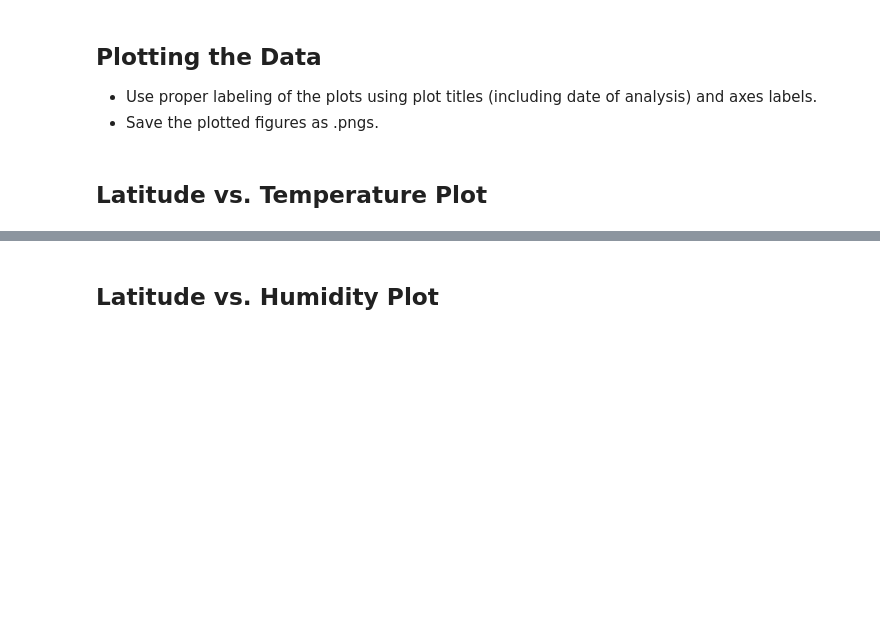
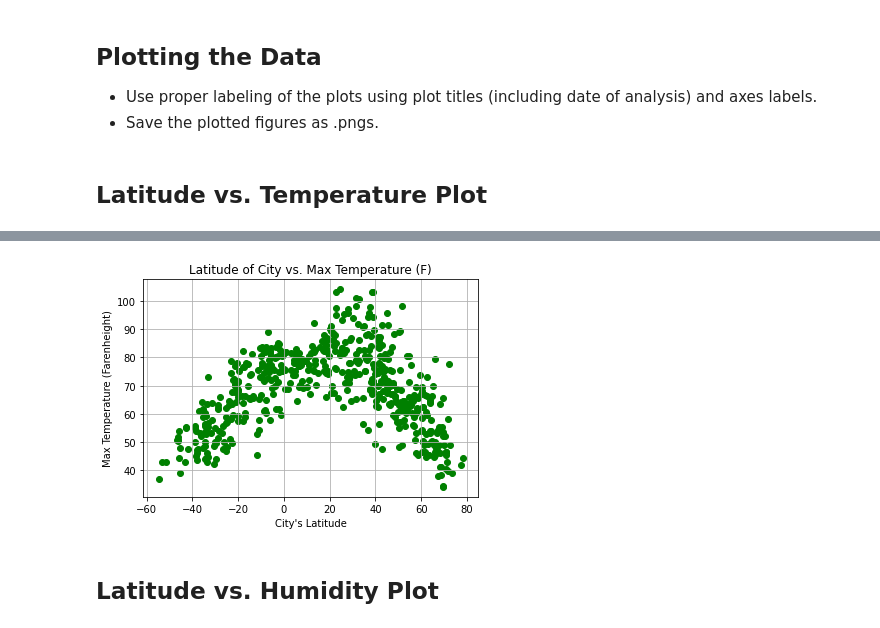
Before and after one commit to tatianafrattale/python-api-challenge, a Jupyter notebook: WeatherPy/WeatherPy.ipynb, the cells around one changed output, grey strips where cells are left out. Drawn from its saved outputs; the diff is of its cells as text; code cells hidden in the pictures; blank space fills up the shorter version.

Commit message:
latitude vs temp plot

```diff
--- a/WeatherPy/WeatherPy.ipynb
+++ b/WeatherPy/WeatherPy.ipynb
@@ -203,3 +187,14 @@ Int64Index([], dtype='int64')
+# %%
+# Create plot
+plt.scatter(weather_df["Lat"], weather_df["Max Temp"], marker= "o", color= "green")
+
+# Format
+plt.xlabel("City's Latitude")
+plt.ylabel("Max Temperature (Farenheight)")
+plt.title("Latitude of City vs. Max Temperature (F)")
+plt.grid(True)
+# %% [output]
+[figure, added]
 # %% [markdown]
 ## Latitude vs. Humidity Plot
 # %%
```
Also changed, not shown: parts of 5 cells of this notebook.
